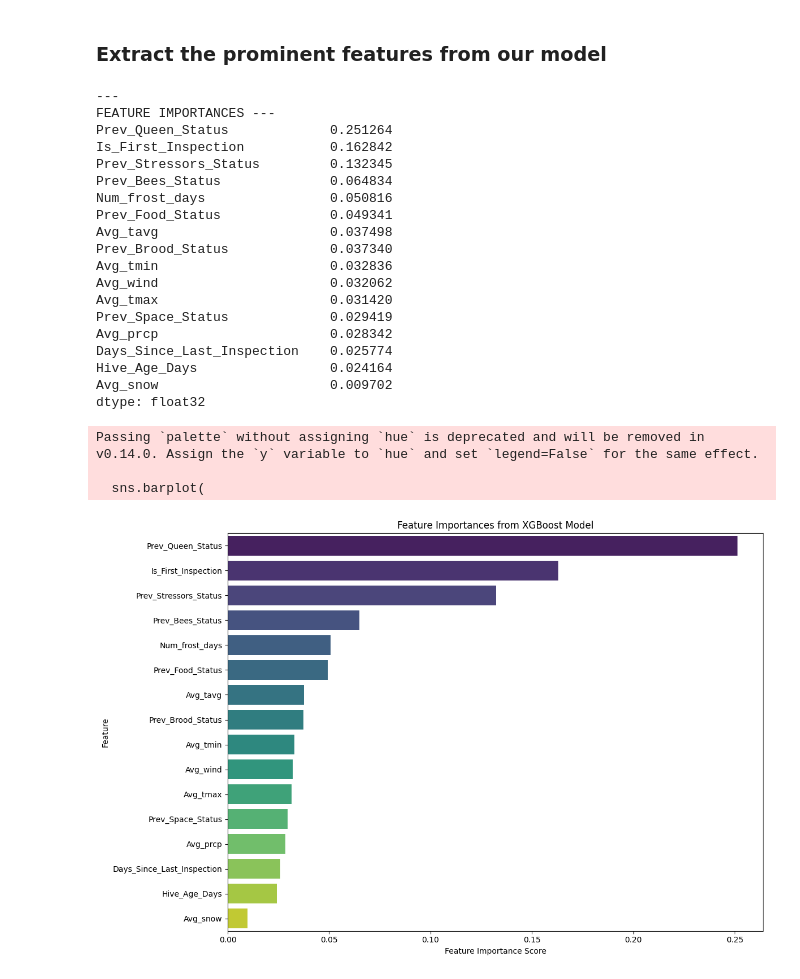
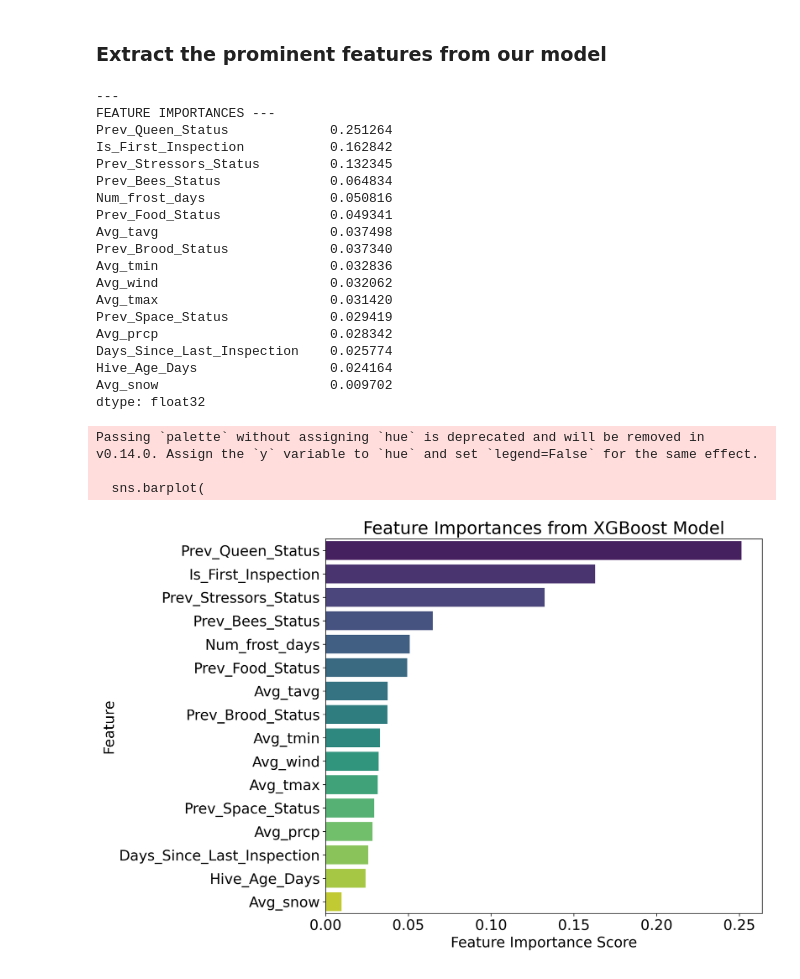
Before and after one commit to Erdos-Projects/fall-2025-bee-health-early-warning-system, a Jupyter notebook: phase2/notebooks/modeling/final_results.ipynb, the cells around one changed output. Saved outputs shown, nothing was run; the diff lists cells and outputs as text; code cells hidden in the pictures.

Commit message:
fixed path errors and increased fig dpi

```diff
--- a/phase2/notebooks/modeling/final_results.ipynb
+++ b/phase2/notebooks/modeling/final_results.ipynb
@@ -135,6 +135,7 @@ try:
     # 8. Load Test Data
     print("\nLoading test set...")
     path_to_test_data = '../../data/test_train/test_data.pkl'
+    path_to_results = '../../results/'
     with open(path_to_test_data, 'rb') as f:
         loaded_test_data = pickle.load(f)
 
@@ -169,12 +170,13 @@ try:
     # 1.4 Plot Confusion Matrix
     print("\n--- PLOTTING CONFUSION MATRIX ---")
     conf_matrix = confusion_matrix(Y_test, Y_pred)
+    plt.figure(figsize=(8, 6), dpi=300)
     sns.heatmap(conf_matrix, annot=True, fmt='d', cmap='Blues')
     plt.xlabel('Predicted')
     plt.ylabel('Actual')
     plt.title('Confusion Matrix')
     plt.tight_layout()
-    plt.savefig('../results/confusion_matrix.png')
+    plt.savefig(path_to_results + 'confusion_matrix.png')
     plt.show()
 
     # 1.5 Plot ROC Curve
@@ -188,7 +190,7 @@ try:
     pastel_fill_color = sns.color_palette("pastel")[3]
     deep_line_color = sns.color_palette("deep")[3]
 
-    plt.figure(figsize=(10, 8))
+    plt.figure(figsize=(10, 8), dpi=300)
     ax = plt.gca()
 
     ax.fill_between(
@@ -234,7 +236,7 @@ try:
 
     sns.despine(ax=ax, top=True, right=True)
     plt.tight_layout()
-    plt.savefig('../results/roc_curve.png')
+    plt.savefig(path_to_results + 'roc_curve.png')
     plt.show()
 except FileNotFoundError:
     print("\n--- ERROR ---")
@@ -289,39 +291,40 @@ df_importances = importances.sort_values(ascending=False).head(20).reset_index()
 df_importances.columns = ['Feature', 'Importance']
 
 # Create a barplot
-plt.figure(figsize=(12, 8))
+plt.figure(figsize=(12, 8),dpi=300)
+plt.rcParams['font.size'] = 18
 sns.barplot(
     x='Importance',
     y='Feature',
     data=df_importances,
     palette='viridis'
 )
 plt.xlabel('Feature Importance Score')
 plt.title('Feature Importances from XGBoost Model')
 plt.tight_layout()
-plt.savefig('../results/feature_importances.png')
+plt.savefig(path_to_results + 'feature_importances.png')
 plt.show()
 # %% [output]
 ---
 FEATURE IMPORTANCES ---
 Prev_Queen_Status             0.251264
 Is_First_Inspection           0.162842
 Prev_Stressors_Status         0.132345
 Prev_Bees_Status              0.064834
 Num_frost_days                0.050816
 Prev_Food_Status              0.049341
 Avg_tavg                      0.037498
 Prev_Brood_Status             0.037340
 Avg_tmin                      0.032836
 Avg_wind                      0.032062
 Avg_tmax                      0.031420
 Prev_Space_Status             0.029419
 Avg_prcp                      0.028342
 Days_Since_Last_Inspection    0.025774
 Hive_Age_Days                 0.024164
 Avg_snow                      0.009702
 dtype: float32
 Passing `palette` without assigning `hue` is deprecated and will be removed in v0.14.0. Assign the `y` variable to `hue` and set `legend=False` for the same effect.
 
   sns.barplot(
-[figure, old version]
+[figure, new version]
```
Also changed, not shown: parts of 1 cell of this notebook, 3 other files.
